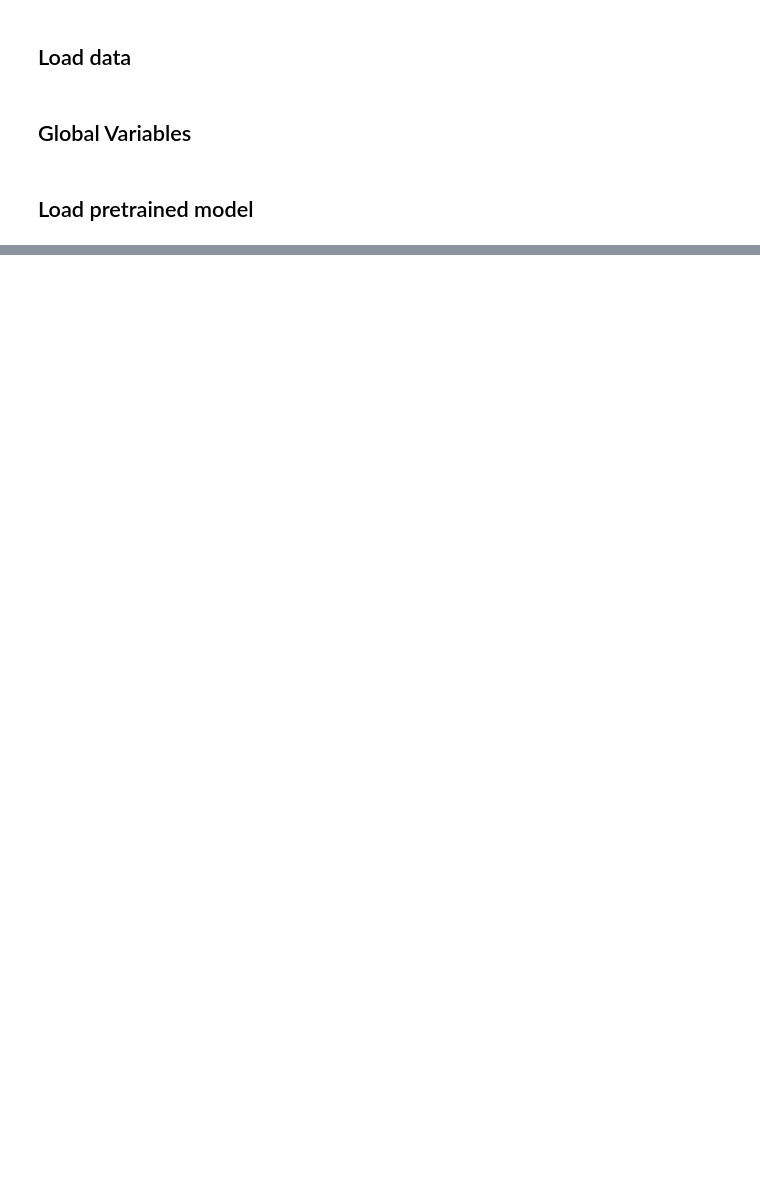
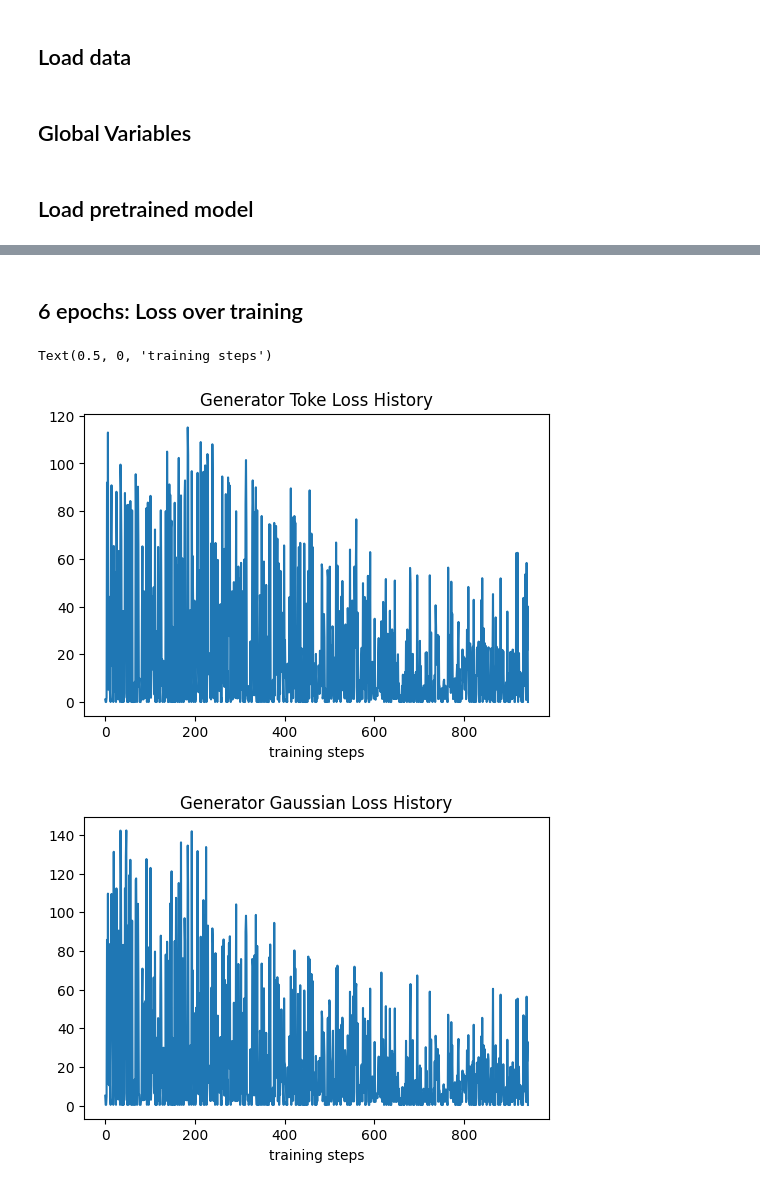
Before and after one commit to project-basileus/multitype-sequence-generation-by-tlstm-gan, a Jupyter notebook: notebooks/seq-gan-train.ipynb, the cells around one changed output, grey strips where cells are left out. Drawn from its saved outputs; the diff is of its cells as text; code cells hidden in the pictures; blank space fills up the shorter version.

Commit message:
update pretrain and train notebooks

```diff
--- a/notebooks/seq-gan-train.ipynb
+++ b/notebooks/seq-gan-train.ipynb
@@ -82,20 +101,20 @@ optimizer = tf.keras.optimizers.Adam(lr=1e-3)
 dataset = create_dataset(train_features,
                          train_labels,
                          batch_size=BATCH_SIZE,
-                         epochs=3,
+                         epochs=2,
                          buffer_size=N_train)
 
-gen_token_loss_history = []
-gen_gaussian_loss_history = []
+# gen_token_loss_history = []
+# gen_gaussian_loss_history = []
 
-disc_token_loss_history = []
-disc_gaussian_loss_history = []
+# disc_token_loss_history = []
+# disc_gaussian_loss_history = []
 
 WEIGHT_GAUSSIAN_LOSS = 1e-2
 _G_STEPS = 2
 _D_STEPS = 1
 # %%
-_TOTAL_STEPS = 240
+_TOTAL_STEPS = 180
 
 step = 0
 
@@ -177,0 +309,20 @@ for i in range(N_gen):
+# %%
+_TOTAL_STEPS = int(N_total / BATCH_SIZE * 4)
+
+step = 0
+
+for features_batch, _ in tqdm(dataset.take(_TOTAL_STEPS)):
+    step += 1
+    print('Training Step:', step)
+
+    # train the generator
+    for _ in range(_G_STEPS):
+        gen_token_loss, gen_gaussian_loss = train_generator(generator, discriminator, T, event_vocab_dim=EVENT_VOCAB_DIM,  verbose=False, weight_gaussian_loss=WEIGHT_GAUSSIAN_LOSS)
+        gen_token_loss_history.append(gen_token_loss.numpy())
+        gen_gaussian_loss_history.append(gen_gaussian_loss.numpy())
+
+    # train the discriminator
+    for _ in range(_D_STEPS):
+        disc_token_loss, disc_gaussian_loss = train_discriminator(features_batch, generator, discriminator, T, event_vocab_dim=EVENT_VOCAB_DIM, verbose=False)
+        disc_token_loss_history.append(disc_token_loss.numpy())
+        disc_gaussian_loss_history.append(disc_gaussian_loss.numpy())
@@ -177,0 +366,18 @@ for i in range(N_gen):
+# %% [markdown]
+## 6 epochs: Loss over training
+# %%
+x = range(len(gen_token_loss_history))
+plt.figure(dpi=100)
+plt.plot(x, gen_token_loss_history)
+plt.title('Generator Toke Loss History')
+plt.xlabel('training steps')
+
+x = range(len(gen_gaussian_loss_history))
+plt.figure(dpi=100)
+plt.plot(x, gen_gaussian_loss_history)
+plt.title('Generator Gaussian Loss History')
+plt.xlabel('training steps')
+# %% [output]
+Text(0.5, 0, 'training steps')
+[figure, added]
+[figure, added]
```
Also changed, not shown: parts of 70 cells of this notebook, 1 other file.
